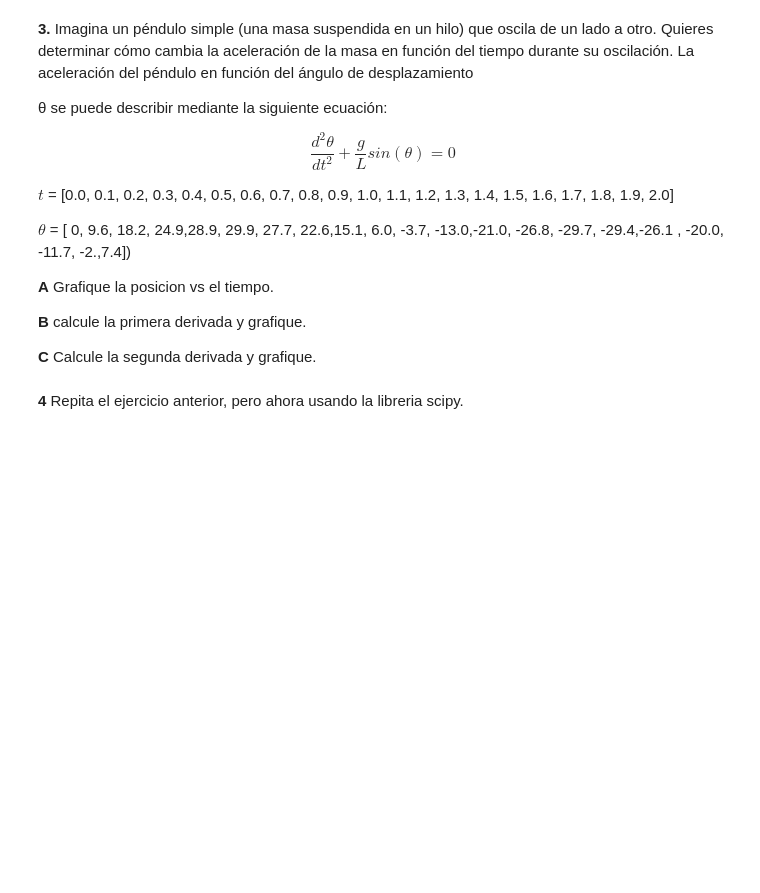
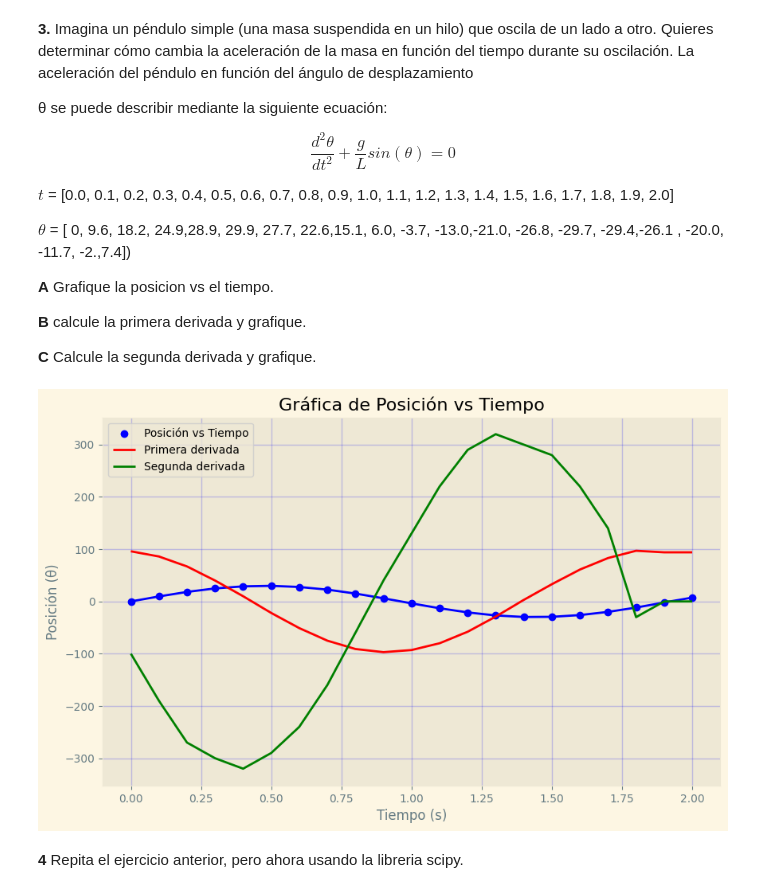
Before and after one commit to estivengrx/computational_methods_physics_astronomy, a Jupyter notebook: Workshops/Taller_04_EstivenCastrillon.ipynb, the cells around one changed output. Drawn from its saved outputs; the diff is of its cells as text; code cells hidden in the pictures; blank space fills up the shorter version.

```diff
--- a/Workshops/Taller_04_EstivenCastrillon.ipynb
+++ b/Workshops/Taller_04_EstivenCastrillon.ipynb
@@ -132,6 +136,39 @@ $θ$ = [  0,   9.6,  18.2,  24.9,28.9,  29.9,  27.7,  22.6,15.1,   6.0,  -3.7, -
 **B** calcule la primera derivada y grafique.
 
 **C** Calcule la segunda derivada y grafique.
+# %%
+# Definición de las variables t y θ
+t = [0.0, 0.1, 0.2, 0.3, 0.4, 0.5, 0.6, 0.7, 0.8, 0.9, 1.0, 1.1, 1.2, 1.3, 1.4, 1.5, 1.6, 1.7, 1.8, 1.9, 2.0]
+θ = [0, 9.6, 18.2, 24.9, 28.9, 29.9, 27.7, 22.6, 15.1, 6.0, -3.7, -13.0, -21.0, -26.8, -29.7, -29.4, -26.1, -20.0, -11.7, -2.0, 7.4]
+
+# Derivada discreta
+def derivada(x, y):
+    dy = []
+    for i in range(1, len(x)):
+        d = (y[i] - y[i-1]) / (x[i] - x[i-1])
+        dy.append(d)
+    dy.insert(-1, dy[-1])
+    return dy
+
+# Calculando priera derivada
+primera_derivada = derivada(t, θ)
+
+# Segunda derivada
+segunda_derivada = derivada(t, primera_derivada)
+
+plt.figure(figsize=(10,6))
+plt.scatter(t, θ, label='Posición vs Tiempo', color='blue')
+plt.plot(t, θ, color='blue')
+plt.plot(t, primera_derivada, label='Primera derivada', color='red')
+plt.plot(t, segunda_derivada, label='Segunda derivada', color='green')
+plt.title('Gráfica de Posición vs Tiempo')
+plt.xlabel('Tiempo (s)')
+plt.ylabel('Posición (θ)')
+plt.grid(True, alpha=0.2, color='b')
+plt.legend()
+plt.show()
+# %% [output]
+[figure, added]
 # %% [markdown]
 **4** Repita el ejercicio anterior, pero ahora usando la libreria scipy.
 # %% [markdown]
```
Also changed, not shown: parts of 7 cells of this notebook.
